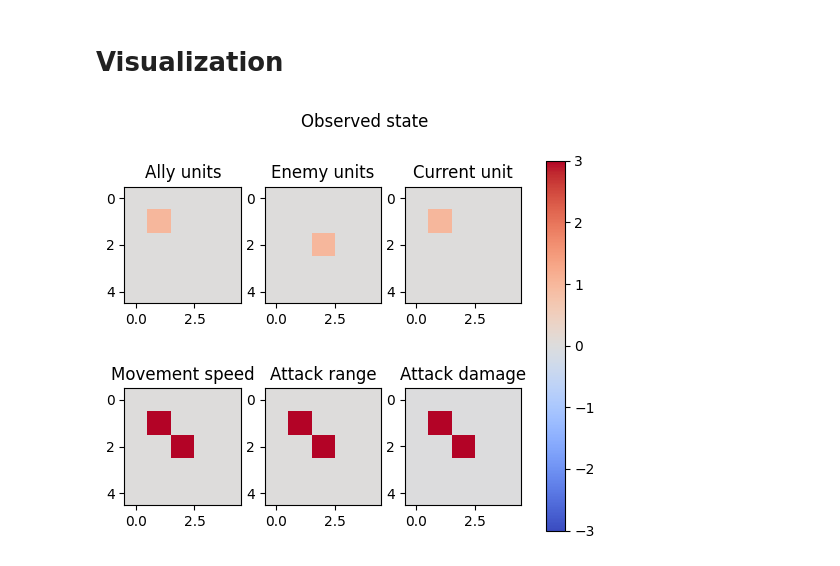
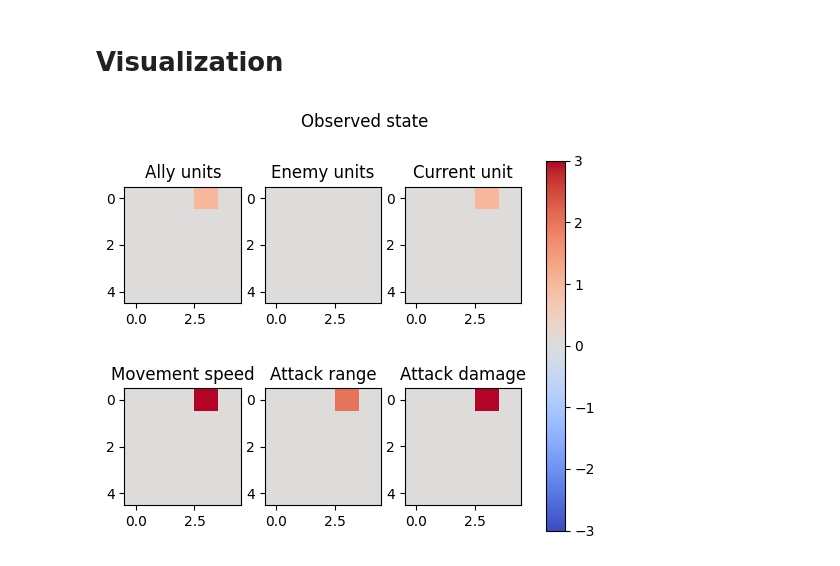
Before and after one commit to Sambura/DnD-RL-combat-agent, a Jupyter notebook: notebooks/model_proto.ipynb, the cells around one changed output. Drawn from its saved outputs; the diff is of its cells as text; code cells hidden in the pictures.

```diff
--- a/notebooks/model_proto.ipynb
+++ b/notebooks/model_proto.ipynb
@@ -507,23 +500,33 @@ agent = DnDAgent(None, epsilon_delta=1e-8)
 # %%
-def create_same_game():
-    game = DnD((5, 5))
-    ally = GenericSoldier("Ally soldier")
-    ally.actions[0].range = 3
+def place_unit_randomly(game, board_size, unit, player_id):
+    while True:
+        try:
+            game.place_unit(unit, get_random_coords(*board_size), player_id)
+        except:
+            continue
+        return
+
+def create_same_game(board_size = (5, 5)):
+    game = DnD(board_size)
+    ally = GenericSoldier("Ally soldier", attack_damage=100)
+    ally.actions[0].range = 2
     ally2 = GenericSoldier("Ally dmg soldier", 1, 50, 25)
-    enemy = GenericSoldier("Enemy soldier")
-    enemy.actions[0].range = 3
+    enemy = GenericSoldier("Enemy soldier", attack_damage=100)
+    enemy.actions[0].range = 2
     enemy2 = GenericSoldier("Enemy tank soldier", 1, 250, 4)
-    game.place_unit(ally, (1, 1), 0)
-    #game.place_unit(ally2, (1, 3), 0)
-    game.place_unit(enemy, (3, 3), 1)
-    #game.place_unit(enemy2, (8, 6), 1)
+
+    place_unit_randomly(game, board_size, ally, 0)
+    place_unit_randomly(game, board_size, enemy, 1)
+    # place_unit_randomly(game, board_size, ally2, 0)
+    # place_unit_randomly(game, board_size, enemy2, 1)
+
     game.initialize_game()
 
     color_map = {
         ally: "Green",
         enemy: "Red",
-        #ally2: "Blue",
-        #enemy2: "Purple"
+        ally2: "Blue",
+        enemy2: "Purple"
     }
 
     # print_game(game, color_map)
@@ -577,9 +579,7 @@ def play_game(game, color_map, print_games=True):
 
     return iter_
 # %%
-iters = []
-games = 10000
-# agent.epsilon_delta *= 10
+games = 5000
 from tqdm.auto import tqdm
 
 with tqdm(range(games), desc='Game') as pbar:
@@ -621,4 +628,0 @@ Game over in 12 iterations. Current epsilon = 0.99
-# %%
-game, color_map = create_same_game()
-agent.game = game
-last_reward = float('NaN')
@@ -662,34 +639,34 @@ def plot_featuremaps(data, name="", fm_names=None, vmin=None, vmax=None, shape=N
     if vmax is None and not separate_cbars: vmax = np.max(data)
 
     fig, ax_m = plt.subplots(*shape, dpi=100)
     fig.suptitle(name)
-    axs = ax_m.ravel()
+    axs = np.asarray(ax_m).ravel()
     imgs = []
     for i, (fm, ax) in enumerate(zip(data, axs)):
         imgs.append(ax.imshow(fm, cmap='coolwarm', vmin=vmin, vmax=vmax))
         if fm_names is not None:
             ax.set_title(fm_names[i])
 
         if separate_cbars:
             fig.colorbar(imgs[i], ax=ax)
 
     if not separate_cbars:
         fig.colorbar(imgs[0], ax=axs)
 
     if show:
         if separate_cbars: plt.tight_layout()
         plt.show()
 
 
 state = game.observe_board()
 plot_featuremaps(
     state,
     name='Observed state',
     fm_names=['Ally units', 'Enemy units', 'Current unit', 'Movement speed', 'Attack range', 'Attack damage'],
     vmin = -3,
     vmax = 3,
 )
 # %% [output]
-[figure, old version]
+[figure, new version]
 # %%
 game, color_map = create_same_game()
```
Also changed, not shown: parts of 17 cells of this notebook.
